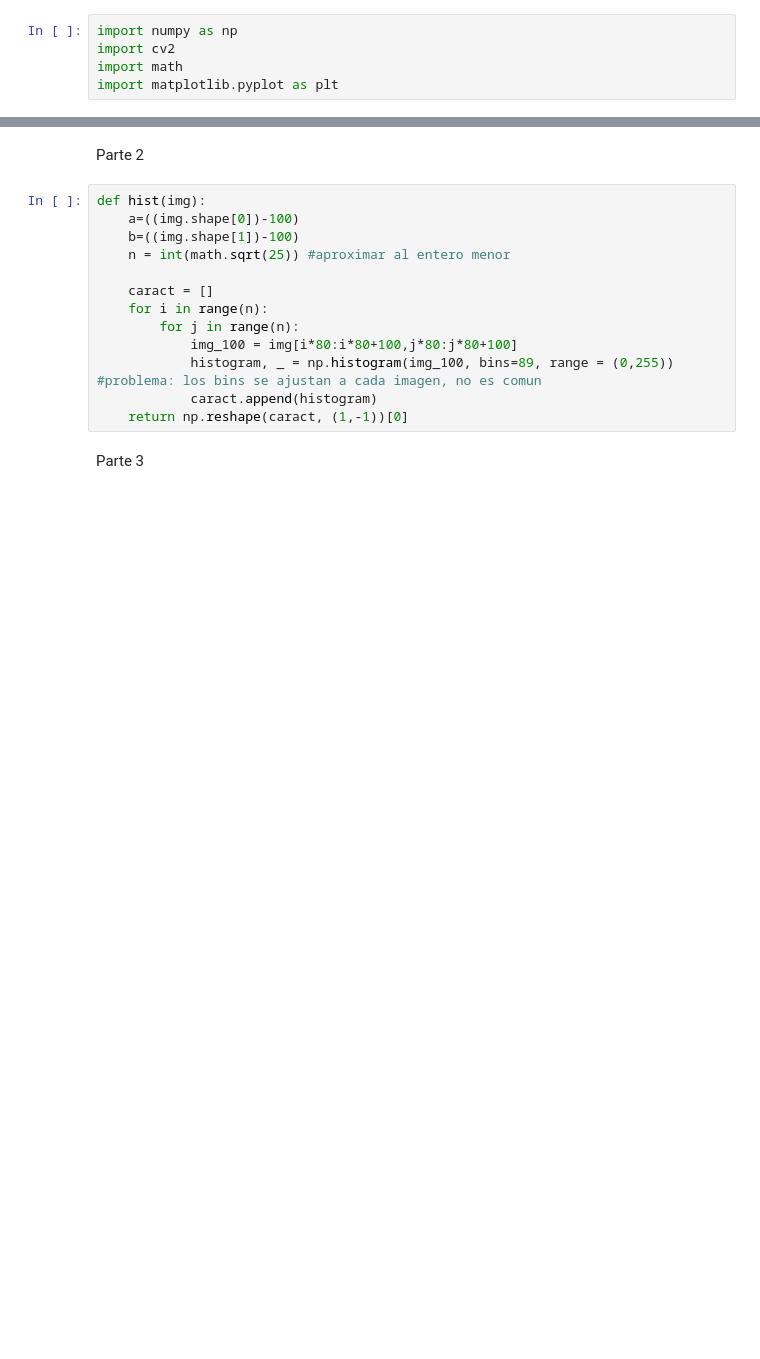
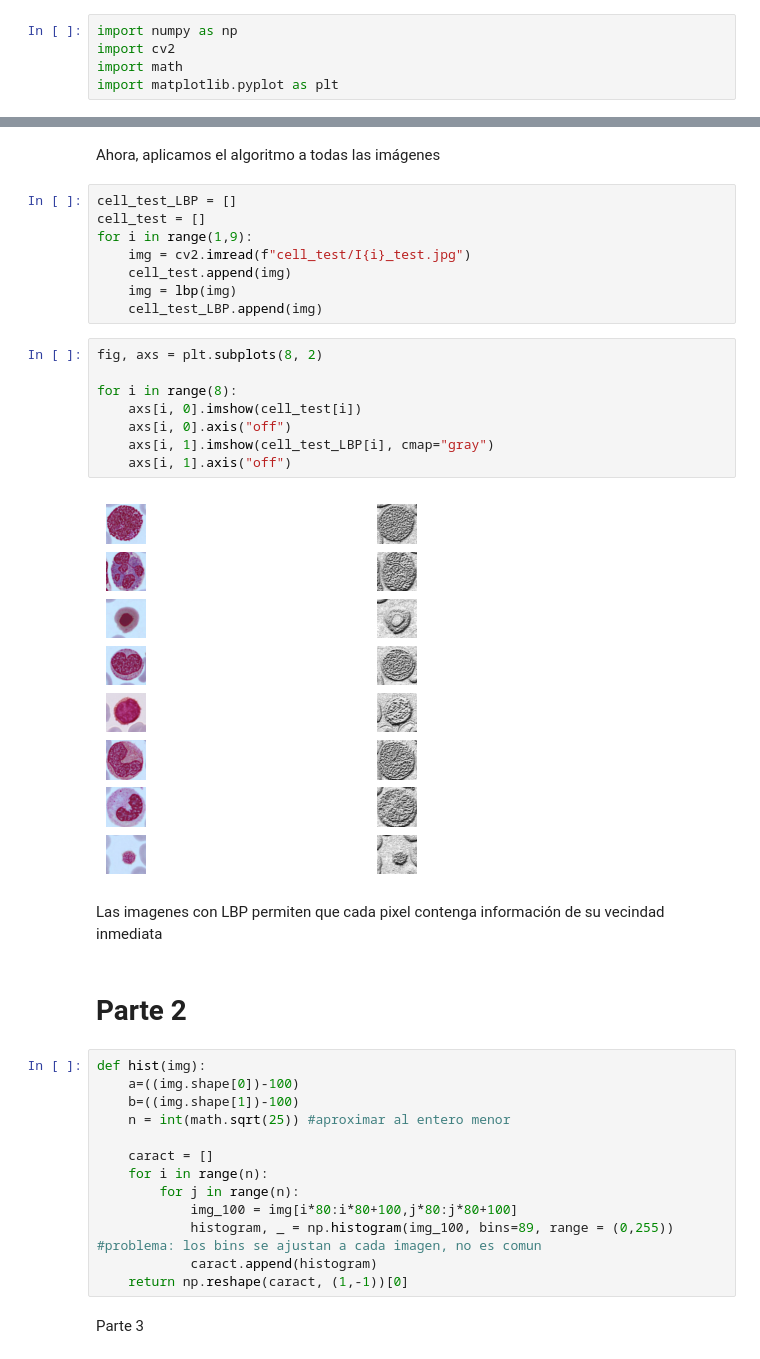
Before and after one commit to leslieecv/EL5206-Labs, a Jupyter notebook: Lab2/Lab2.ipynb, the cells around one changed output, grey strips where cells are left out. Drawn from its saved outputs; the diff is of its cells as text; blank space fills up the shorter version.

```diff
--- a/Lab2/Lab2.ipynb
+++ b/Lab2/Lab2.ipynb
@@ -36,8 +53,30 @@ def calculo3x3(img):
     for k in range(len(arr)):
         n_pix += arr[k] * mask[k]
     return n_pix
-# %% [markdown]
-Parte 2
+# %% [markdown]
+Ahora, aplicamos el algoritmo a todas las imágenes
+# %%
+cell_test_LBP = []
+cell_test = []
+for i in range(1,9):
+    img = cv2.imread(f"cell_test/I{i}_test.jpg")
+    cell_test.append(img)
+    img = lbp(img)
+    cell_test_LBP.append(img)
+# %%
+fig, axs = plt.subplots(8, 2)
+
+for i in range(8):
+    axs[i, 0].imshow(cell_test[i])
+    axs[i, 0].axis("off")
+    axs[i, 1].imshow(cell_test_LBP[i], cmap="gray")
+    axs[i, 1].axis("off")
+# %% [output]
+[figure, added]
+# %% [markdown]
+Las imagenes con LBP permiten que cada pixel contenga información de su vecindad inmediata
+# %% [markdown]
+# Parte 2
 # %%
 def hist(img):
     a=((img.shape[0])-100)
```
Also changed, not shown: parts of 6 cells of this notebook.
